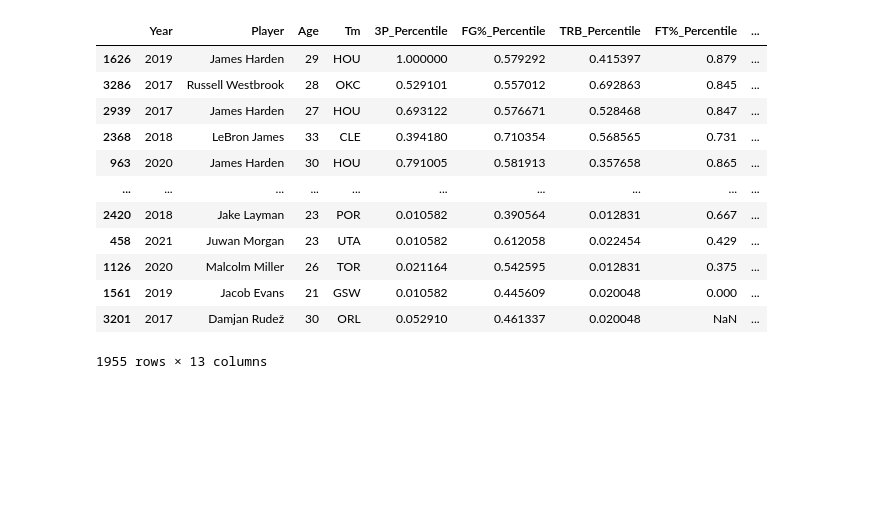
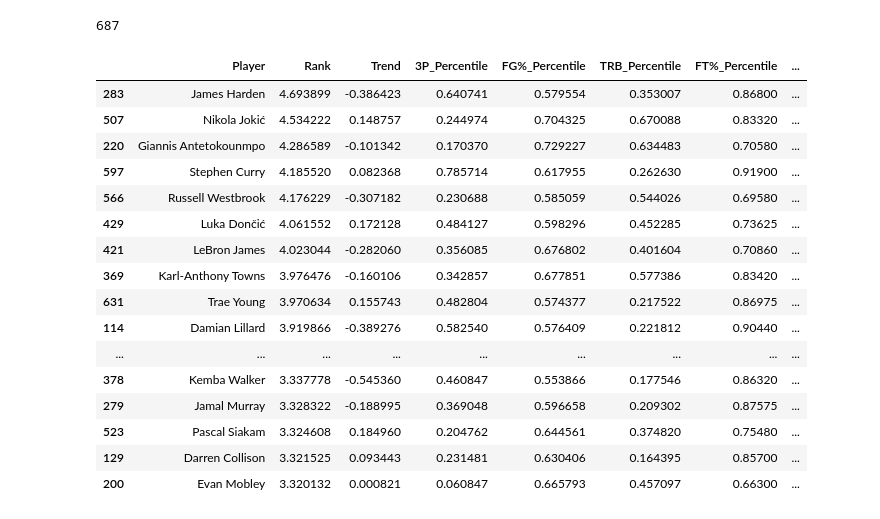
Before and after one commit to mdbinger/Fantasy-Sports-Projections, a Jupyter notebook: Fantasy_Basketball/nba_stats.ipynb, the cells around one changed output. Cells and saved outputs as stored; diff of their text form; code cells hidden in the pictures; blank space fills up the shorter version.

```diff
--- a/Fantasy_Basketball/nba_stats.ipynb
+++ b/Fantasy_Basketball/nba_stats.ipynb
@@ -177,18 +164,7 @@ percentile_df['PTS_Percentile'] = (final_yahoo_nba_df['PTS'] / final_yahoo_nba_d
 # %%
 percentile_df['Rank'] = (percentile_df['3P_Percentile'] + percentile_df['FG%_Percentile'] + percentile_df['TRB_Percentile'] + percentile_df['FT%_Percentile'] + percentile_df['AST_Percentile'] + percentile_df['STL_Percentile'] + percentile_df['BLK_Percentile'] + percentile_df['PTS_Percentile'])
-percentile_df = percentile_df.sort_values('Rank', ascending = False)
-percentile_df
-# %% [output]
-|  | Year | Player | Age | Tm | 3P_Percentile | FG%_Percentile | TRB_Percentile | FT%_Percentile | ... |
-| 1626 | 2019 | James Harden | 29 | HOU | 1.000000 | 0.579292 | 0.415397 | 0.879 | ... |
-| 3286 | 2017 | Russell Westbrook | 28 | OKC | 0.529101 | 0.557012 | 0.692863 | 0.845 | ... |
-| 2939 | 2017 | James Harden | 27 | HOU | 0.693122 | 0.576671 | 0.528468 | 0.847 | ... |
-| 2368 | 2018 | LeBron James | 33 | CLE | 0.394180 | 0.710354 | 0.568565 | 0.731 | ... |
-| 963 | 2020 | James Harden | 30 | HOU | 0.791005 | 0.581913 | 0.357658 | 0.865 | ... |
-| ... | ... | ... | ... | ... | ... | ... | ... | ... | ... |
-| 2420 | 2018 | Jake Layman | 23 | POR | 0.010582 | 0.390564 | 0.012831 | 0.667 | ... |
-| 458 | 2021 | Juwan Morgan | 23 | UTA | 0.010582 | 0.612058 | 0.022454 | 0.429 | ... |
-| 1126 | 2020 | Malcolm Miller | 26 | TOR | 0.021164 | 0.542595 | 0.012831 | 0.375 | ... |
-| 1561 | 2019 | Jacob Evans | 21 | GSW | 0.010582 | 0.445609 | 0.020048 | 0.000 | ... |
-| 3201 | 2017 | Damjan Rudež | 30 | ORL | 0.052910 | 0.461337 | 0.020048 | NaN | ... |
-1955 rows × 13 columns
+# %%
+percentile_df = percentile_df.sort_values(['Player', 'Year'], ascending = [True, True])
+percentile_df.Player.nunique()
+# %% [output]
+687
@@ -194,0 +224,21 @@ percentile_df
+# %%
+new_df = new_df.sort_values('Rank', ascending = False)
+new_df.head(50)
+# %% [output]
+|  | Player | Rank | Trend | 3P_Percentile | FG%_Percentile | TRB_Percentile | FT%_Percentile | ... |
+| 283 | James Harden | 4.693899 | -0.386423 | 0.640741 | 0.579554 | 0.353007 | 0.86800 | ... |
+| 507 | Nikola Jokić | 4.534222 | 0.148757 | 0.244974 | 0.704325 | 0.670088 | 0.83320 | ... |
+| 220 | Giannis Antetokounmpo | 4.286589 | -0.101342 | 0.170370 | 0.729227 | 0.634483 | 0.70580 | ... |
+| 597 | Stephen Curry | 4.185520 | 0.082368 | 0.785714 | 0.617955 | 0.262630 | 0.91900 | ... |
+| 566 | Russell Westbrook | 4.176229 | -0.307182 | 0.230688 | 0.585059 | 0.544026 | 0.69580 | ... |
+| 429 | Luka Dončić | 4.061552 | 0.172128 | 0.484127 | 0.598296 | 0.452285 | 0.73625 | ... |
+| 421 | LeBron James | 4.023044 | -0.282060 | 0.356085 | 0.676802 | 0.401604 | 0.70860 | ... |
+| 369 | Karl-Anthony Towns | 3.976476 | -0.160106 | 0.342857 | 0.677851 | 0.577386 | 0.83420 | ... |
+| 631 | Trae Young | 3.970634 | 0.155743 | 0.482804 | 0.574377 | 0.217522 | 0.86975 | ... |
+| 114 | Damian Lillard | 3.919866 | -0.389276 | 0.582540 | 0.576409 | 0.221812 | 0.90440 | ... |
+| ... | ... | ... | ... | ... | ... | ... | ... | ... |
+| 378 | Kemba Walker | 3.337778 | -0.545360 | 0.460847 | 0.553866 | 0.177546 | 0.86320 | ... |
+| 279 | Jamal Murray | 3.328322 | -0.188995 | 0.369048 | 0.596658 | 0.209302 | 0.87575 | ... |
+| 523 | Pascal Siakam | 3.324608 | 0.184960 | 0.204762 | 0.644561 | 0.374820 | 0.75480 | ... |
+| 129 | Darren Collison | 3.321525 | 0.093443 | 0.231481 | 0.630406 | 0.164395 | 0.85700 | ... |
+| 200 | Evan Mobley | 3.320132 | 0.000821 | 0.060847 | 0.665793 | 0.457097 | 0.66300 | ... |
```
Also changed, not shown: parts of 7 cells of this notebook, 1 other file.
